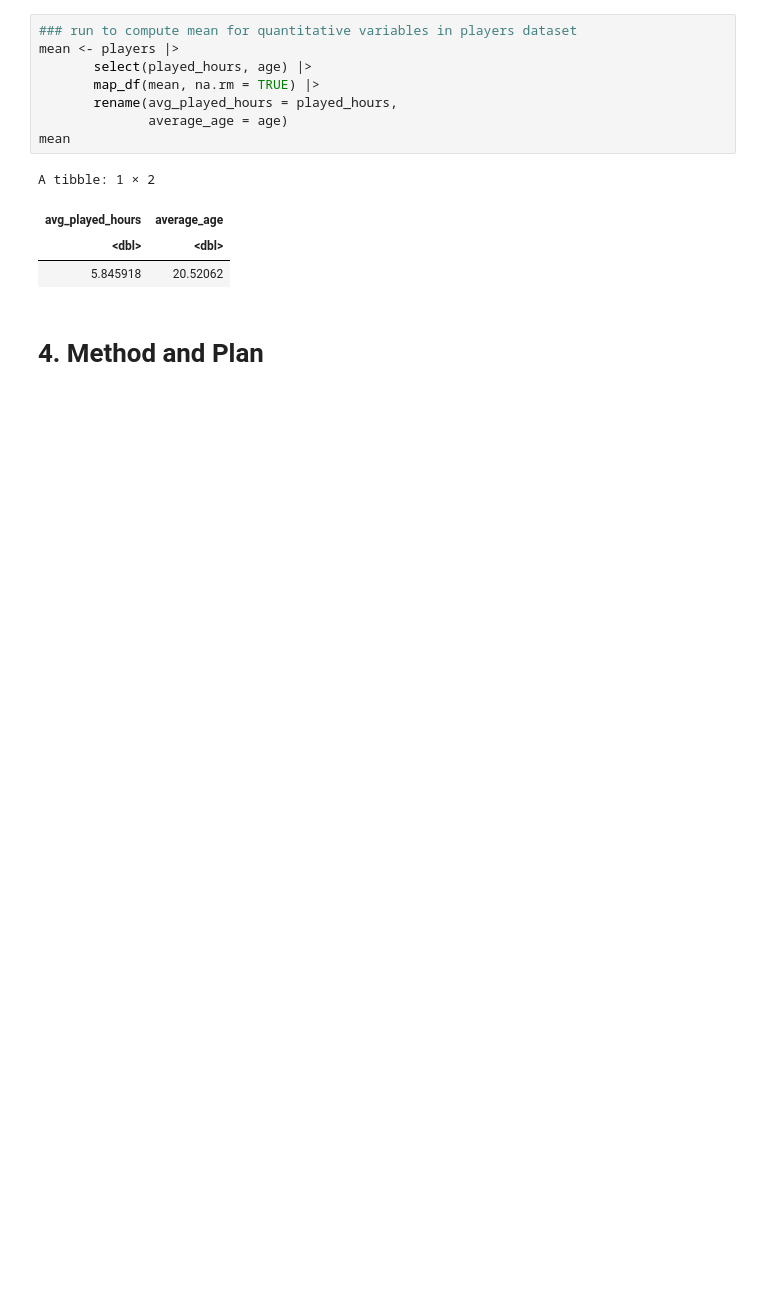
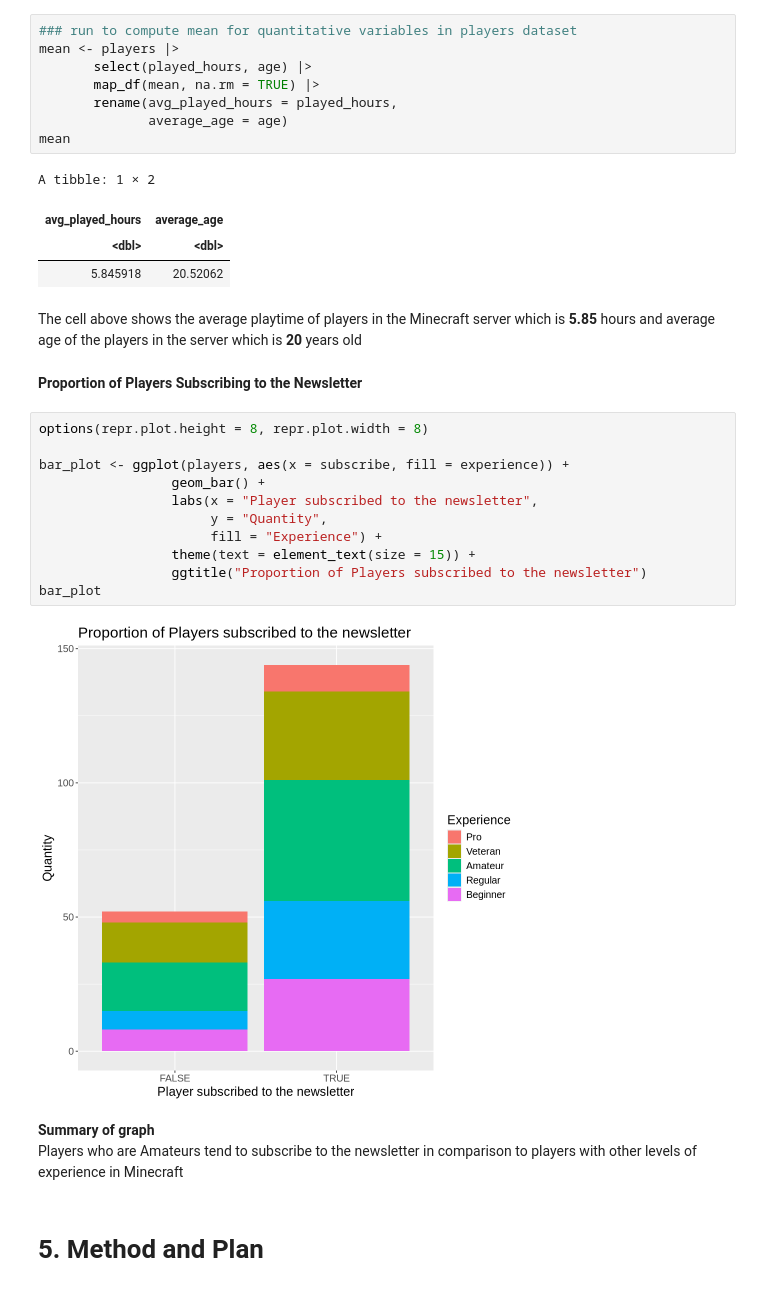
Before and after one commit to SamuelPastrami/DSCI-PROJECT-IND, a Jupyter notebook: DSCI-Individual Report.ipynb, the cells around one changed output. Cells and saved outputs as stored; diff of their text form; blank space fills up the shorter version.

```diff
--- a/DSCI-Individual Report.ipynb
+++ b/DSCI-Individual Report.ipynb
@@ -159,5 +194,25 @@ A tibble: 1 × 2
 | avg_played_hours | average_age |
 | <dbl> | <dbl> |
 | 5.845918 | 20.52062 |
+# %% [markdown]
+The cell above shows the average playtime of players in the Minecraft server which is **5.85** hours and average age of the players in the server which is **20** years old
+# %% [markdown]
+**Proportion of Players Subscribing to the Newsletter**
+# %%
+options(repr.plot.height = 8, repr.plot.width = 8)
+
+bar_plot <- ggplot(players, aes(x = subscribe, fill = experience)) +
+                 geom_bar() +
+                 labs(x = "Player subscribed to the newsletter",
+                      y = "Quantity",
+                      fill = "Experience") +
+                 theme(text = element_text(size = 15)) +
+                 ggtitle("Proportion of Players subscribed to the newsletter")
+bar_plot
+# %% [output]
+[figure, added]
+# %% [markdown]
+**Summary of graph** <br>
+Players who are Amateurs tend to subscribe to the newsletter in comparison to players with other levels of experience in Minecraft
 # %% [markdown]
-# 4. Method and Plan
+# **5. Method and Plan**
```
Also changed, not shown: parts of 14 cells of this notebook.
